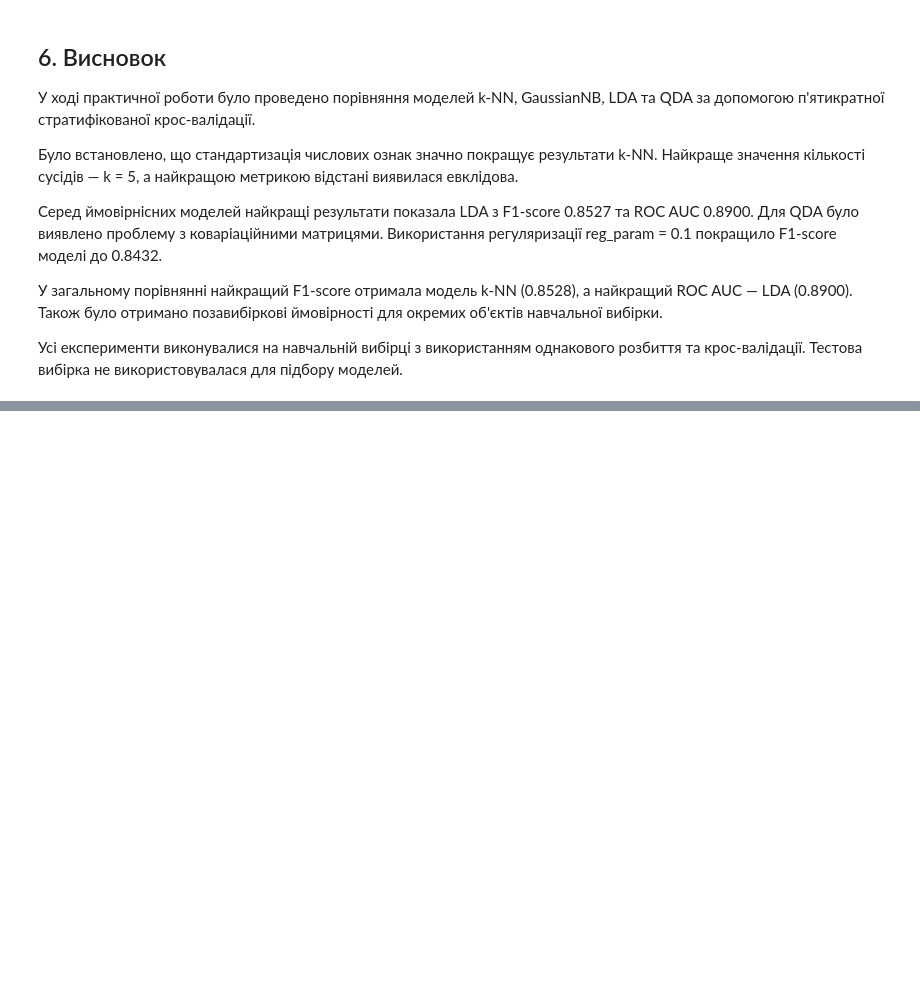
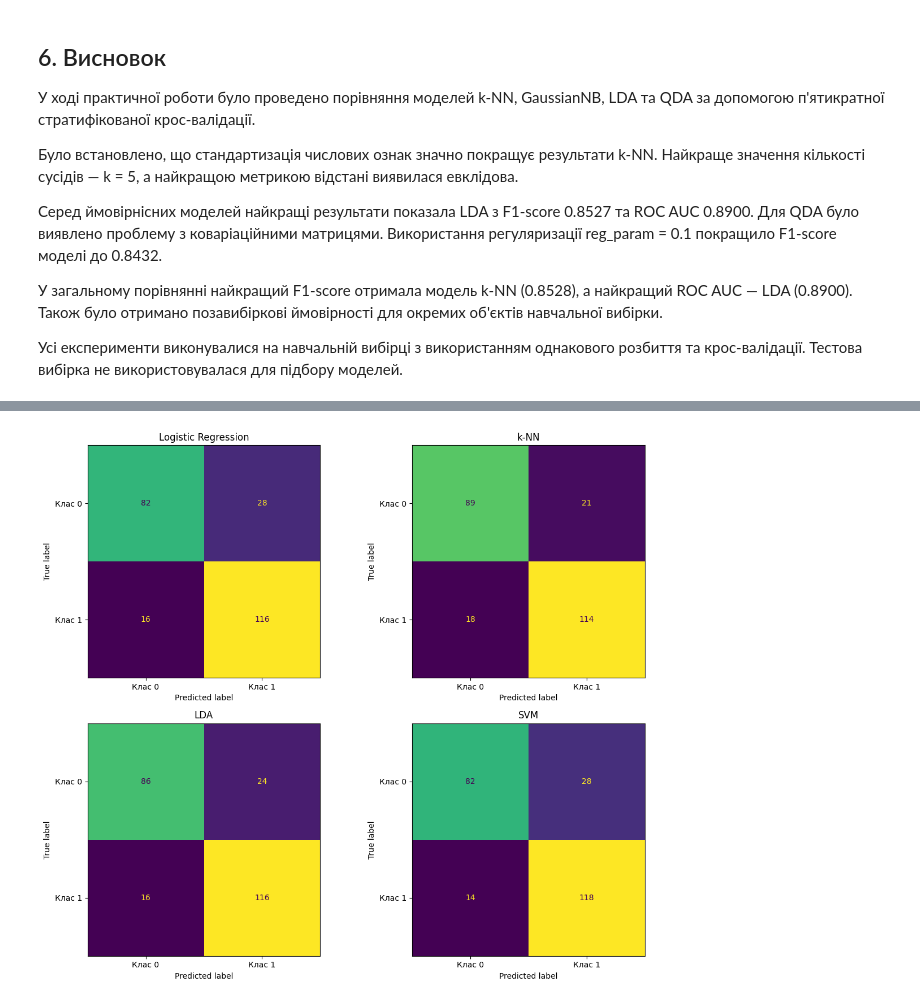
Before and after one commit to Oleksandr-123/practice-1, a Jupyter notebook: classification-mini-project/notebooks/PR04_Maslak_Oleksandr.ipynb, the cells around one changed output, grey strips where cells are left out. Drawn from its saved outputs; the diff is of its cells as text; code cells hidden in the pictures; blank space fills up the shorter version.

```diff
--- a/classification-mini-project/notebooks/PR04_Maslak_Oleksandr.ipynb
+++ b/classification-mini-project/notebooks/PR04_Maslak_Oleksandr.ipynb
@@ -837,0 +1202,34 @@ display(comparison_results_df.round(4))
+# %%
+from sklearn.metrics import confusion_matrix, ConfusionMatrixDisplay
+
+confusion_models = {
+    "Logistic Regression": roc_models["Logistic Regression"],
+    "k-NN": roc_models["k-NN"],
+    "LDA": roc_models["LDA"],
+    "SVM": roc_models["SVM"]
+}
+
+fig, axes = plt.subplots(2, 2, figsize=(12, 10))
+
+for (name, model), ax in zip(confusion_models.items(), axes.ravel()):
+    predictions = cross_val_predict(
+        model,
+        X_train,
+        y_train,
+        cv=cv
+    )
+
+    cm = confusion_matrix(y_train, predictions)
+
+    display_matrix = ConfusionMatrixDisplay(
+        confusion_matrix=cm,
+        display_labels=["Клас 0", "Клас 1"]
+    )
+
+    display_matrix.plot(ax=ax, colorbar=False)
+    ax.set_title(name)
+
+plt.tight_layout()
+plt.show()
+# %% [output]
+[figure, added]
```
Also changed, not shown: parts of 38 cells of this notebook.
